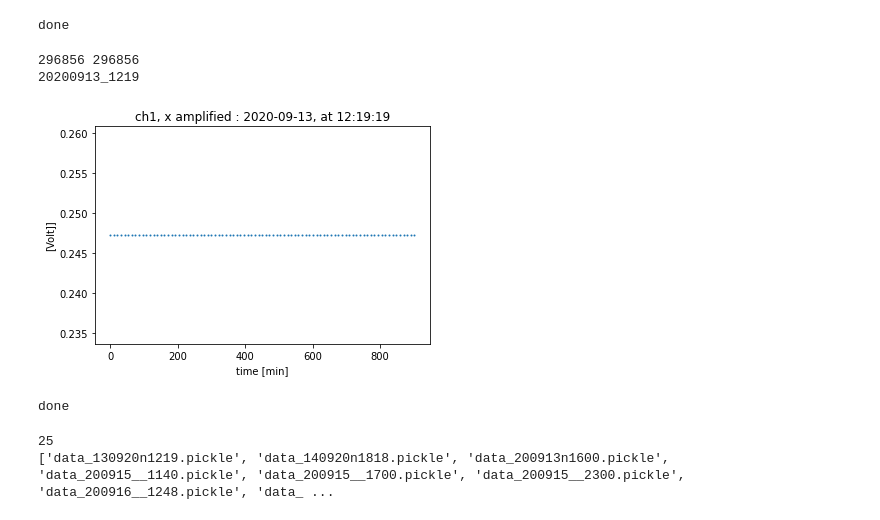
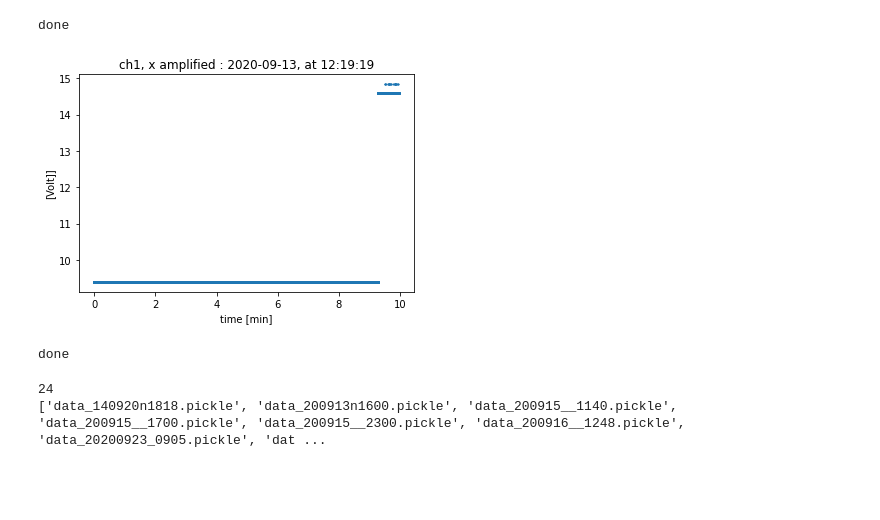
Before and after one commit to EinavGry/Lab---precision-measurements, a Jupyter notebook: Reading_out_data.ipynb, the cells around one changed output. Saved outputs shown, nothing was run; the diff lists cells and outputs as text; code cells hidden in the pictures; blank space fills up the shorter version.

```diff
--- a/Reading_out_data.ipynb
+++ b/Reading_out_data.ipynb
@@ -263,45 +263,42 @@ time_stamps = []
 pickle_path = get_pickle_path(repo_path)
 os.chdir(pickle_path)
 
 # get data
 file_name = 'data_130920n1219.pickle'
 # list_of_files_yet_to_open.remove(file_name)
 f = open(file_name,'rb')
 scope_data = pickle.load(f)
 # print(scope_data[1])
 # print(len(scope_data))
 x = scope_data[1]
 t = scope_data[0][1:]
 start_time = scope_data[0][0]
 # print(len(x),len(t))
 
 save_to_path = os.path.join(repo_path, "figs")
 os.chdir(save_to_path)
 
 add_the_time = datetime.datetime.fromtimestamp(start_time).strftime('%Y%m%d_%H%M')
 # print(add_the_time)
 
 plt.title(datetime.datetime.fromtimestamp(start_time).strftime('ch1, x amplified : %Y-%m-%d, at %H:%M:%S'))
 plt.xlabel('time [min]')
 plt.ylabel('[Volt]]')
-plt.scatter(ch1_time_min, ch1_data,s = 1)
+plt.scatter(t, x,s = 1)
 save_name = "fig_"+add_the_time+"_ch1_min"
 plt.savefig(save_name ,bbox_inches='tight')
 plt.show()
 
 round_done()
 # %% [output]
+[figure, new version]
-296856 296856
-20200913_1219
+done
-[figure, old version]
-done
 # %%
 print(len(list_of_files_yet_to_open))
 print(list_of_files_yet_to_open)
-step_1 =
 # %% [output]
-25
-['data_130920n1219.pickle', 'data_140920n1818.pickle', 'data_200913n1600.pickle', 'data_200915__1140.pickle', 'data_200915__1700.pickle', 'data_200915__2300.pickle', 'data_200916__1248.pickle', 'data_ ...
+24
+['data_140920n1818.pickle', 'data_200913n1600.pickle', 'data_200915__1140.pickle', 'data_200915__1700.pickle', 'data_200915__2300.pickle', 'data_200916__1248.pickle', 'data_20200923_0905.pickle', 'dat ...
 # %%
 list_of_files_yet_to_open
 # %% [output]
```
Also changed, not shown: parts of 1 cell of this notebook.
